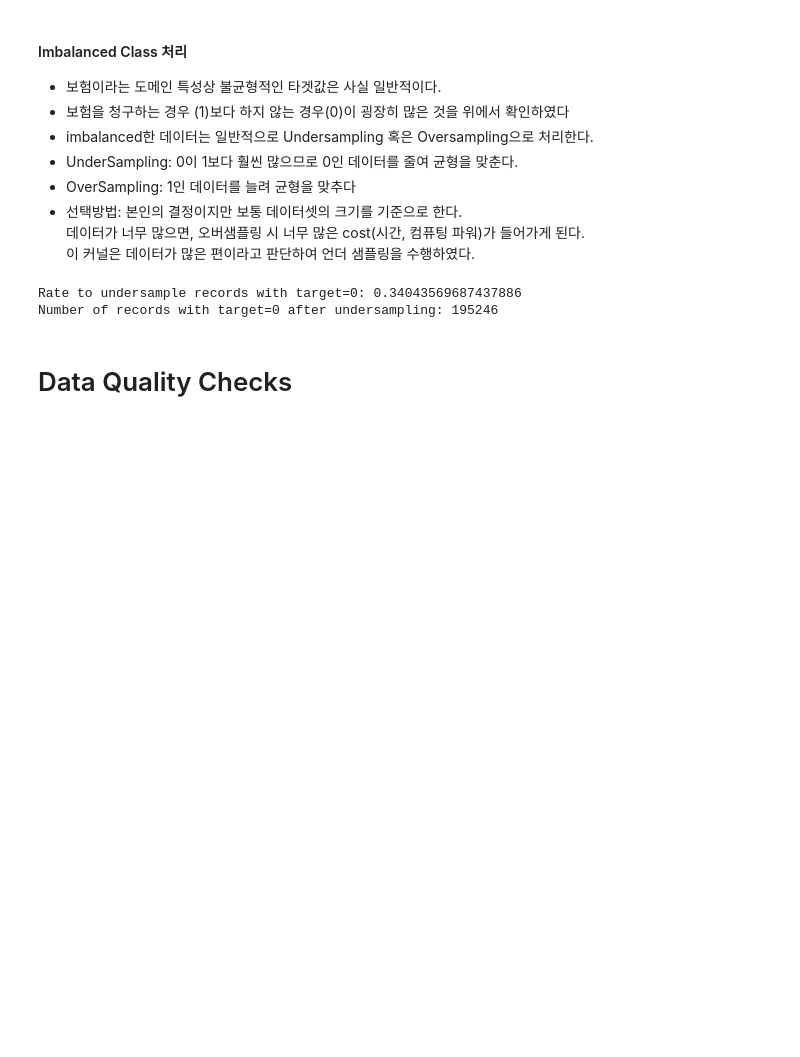
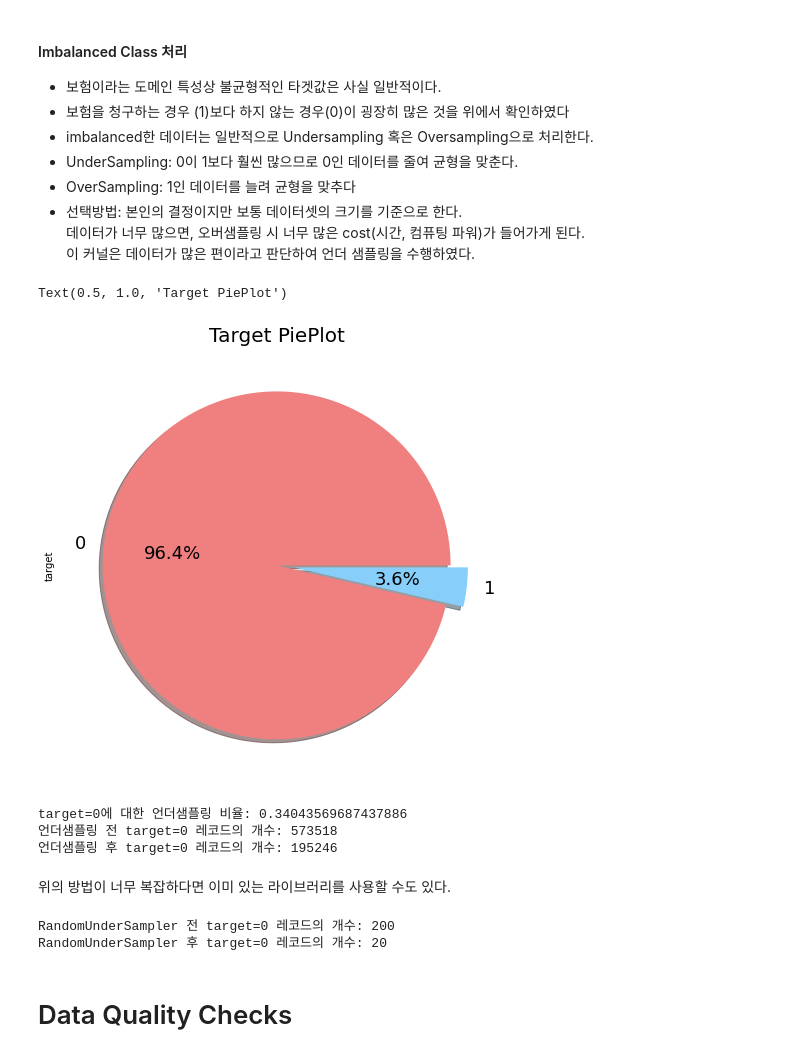
Before and after one commit to seokhee516/kaggle-practice, a Jupyter notebook: Binary classification/Porto Seguro’s Safe Driver Prediction/Data Preparation & Exploration.ipynb, the cells around one changed output. Cells and saved outputs as stored; diff of their text form; code cells hidden in the pictures; blank space fills up the shorter version.

Commit message:
checking missing values 까지

```diff
--- a/Binary classification/Porto Seguro’s Safe Driver Prediction/Data Preparation & Exploration.ipynb
+++ b/Binary classification/Porto Seguro’s Safe Driver Prediction/Data Preparation & Exploration.ipynb
@@ -38,7 +38,7 @@ from sklearn.impute import SimpleImputer # 결측치 대체를 위한 라이브
 
 pd.set_option('display.max_columns', 100)
 # %%
-GCS_DS_PATH = "gs://kds-f587dab290d7a2c5b918fa54fd3ca6a8d489a870ddbf6c03145d6964"
+GCS_DS_PATH = "gs://kds-e5602443d7485cc7c65ae998ed306d9f26534ba34b6cda928f9be8b0"
 train = pd.read_csv(GCS_DS_PATH+'/train.csv')
 test = pd.read_csv(GCS_DS_PATH+"/test.csv")
 # %%
@@ -297,33 +300,76 @@ train[v].describe()
 # %%
 f, ax = plt.subplots(figsize = (8,8))
 
-df_train['target'].value_counts().plot.pie(explode = [0, 0.1], autopct = '%1.1f%%',
+train['target'].value_counts().plot.pie(explode = [0, 0.1], autopct = '%1.1f%%',
                                                shadow = True, colors = ['lightcoral', 'lightskyblue'],
                                               textprops={'fontsize': 18})
 plt.title("Target PiePlot", size = 20)
+# %% [output]
+Text(0.5, 1.0, 'Target PiePlot')
+[figure, added]
 # %%
 # 언더샘플링 비율을 지정해주기 위함
 desired_apriori=0.10
 
-# target 변수의 클래스에 따른
+# target 변수의 클래스에 따른 인덱스 지정
 idx_0 = train[train.target == 0].index
 idx_1 = train[train.target == 1].index
 
+# 지정해준 인덱스로 클래스의 길이 지정
 nb_0 = len(train.loc[idx_0])
 nb_1 = len(train.loc[idx_1])
 
+# 언더샘플링 수행
 undersampling_rate = ((1-desired_apriori)*nb_1)/(nb_0*desired_apriori)
 undersampled_nb_0 = int(undersampling_rate*nb_0)
-print('Rate to undersample records with target=0: {}'.format(undersampling_rate))
-print('Number of records with target=0 after undersampling: {}'.format(undersampled_nb_0))
+print('target=0에 대한 언더샘플링 비율: {}'.format(undersampling_rate))
+print('언더샘플링 전 target=0 레코드의 개수: {}'.format(nb_0))
+print('언더샘플링 후 target=0 레코드의 개수: {}'.format(undersampled_nb_0))
 
+# 언더샘플링 비율이 적용된 개수 만큼 랜덤하게 샘플을 뽑아서 그 인덱스를 저장
 undersampled_idx = shuffle(idx_0, random_state=37, n_samples=undersampled_nb_0)
+
+# 언더샘플링 인덱스와 클래스 1의 인덱스를 리스트로 저장
 idx_list = list(undersampled_idx) +list(idx_1)
 
+# 저장한 인덱스로 train set 인덱싱
 train = train.loc[idx_list].reset_index(drop=True)
 # %% [output]
-Rate to undersample records with target=0: 0.34043569687437886
-Number of records with target=0 after undersampling: 195246
+target=0에 대한 언더샘플링 비율: 0.34043569687437886
+언더샘플링 전 target=0 레코드의 개수: 573518
+언더샘플링 후 target=0 레코드의 개수: 195246
+# %% [markdown]
+위의 방법이 너무 복잡하다면 이미 있는 라이브러리를 사용할 수도 있다.
+# %%
+# 실습을 위해 불균형 데이터 랜덤으로 생성
+import scipy as sp
+
+n0 = 200; n1 = 20
+rv1 = sp.stats.multivariate_normal([-1, 0], [[1, 0], [0, 1]])
+rv2 = sp.stats.multivariate_normal([+1, 0], [[1, 0], [0, 1]])
+X0 = rv1.rvs(n0, random_state=0)
+X1 = rv2.rvs(n1, random_state=0)
+X_imb = np.vstack([X0, X1])
+y_imb = np.hstack([np.zeros(n0), np.ones(n1)])
+X_train = pd.DataFrame(data=X_imb, columns=["X0", "X1"])
+y_train = pd.DataFrame(data=y_imb, columns=["target"])
+
+# 1) RandomUnderSampler
+from imblearn.under_sampling import RandomUnderSampler
+Undersampled_train, Undersampled_target = RandomUnderSampler(random_state=0).fit_sample(X_train, y_train)
+
+nb_0 = len(y_train[y_train["target"] == 0.0].index)
+undersampled_nb_0 = len(np.where(Undersampled_target == [0.])[0])
+
+print('RandomUnderSampler 전 target=0 레코드의 개수: {}'.format(nb_0))
+print('RandomUnderSampler 후 target=0 레코드의 개수: {}'.format(undersampled_nb_0))
+
+# 2) TomekLinks
+from imblearn.under_sampling import TomekLinks
+Undersampled_train, Undersampled_target = TomekLinks().fit_sample(X_train, y_train)
+# %% [output]
+RandomUnderSampler 전 target=0 레코드의 개수: 200
+RandomUnderSampler 후 target=0 레코드의 개수: 20
 # %% [markdown]
 # Data Quality Checks
 # %% [markdown]
```
Also changed, not shown: parts of 23 cells of this notebook.
